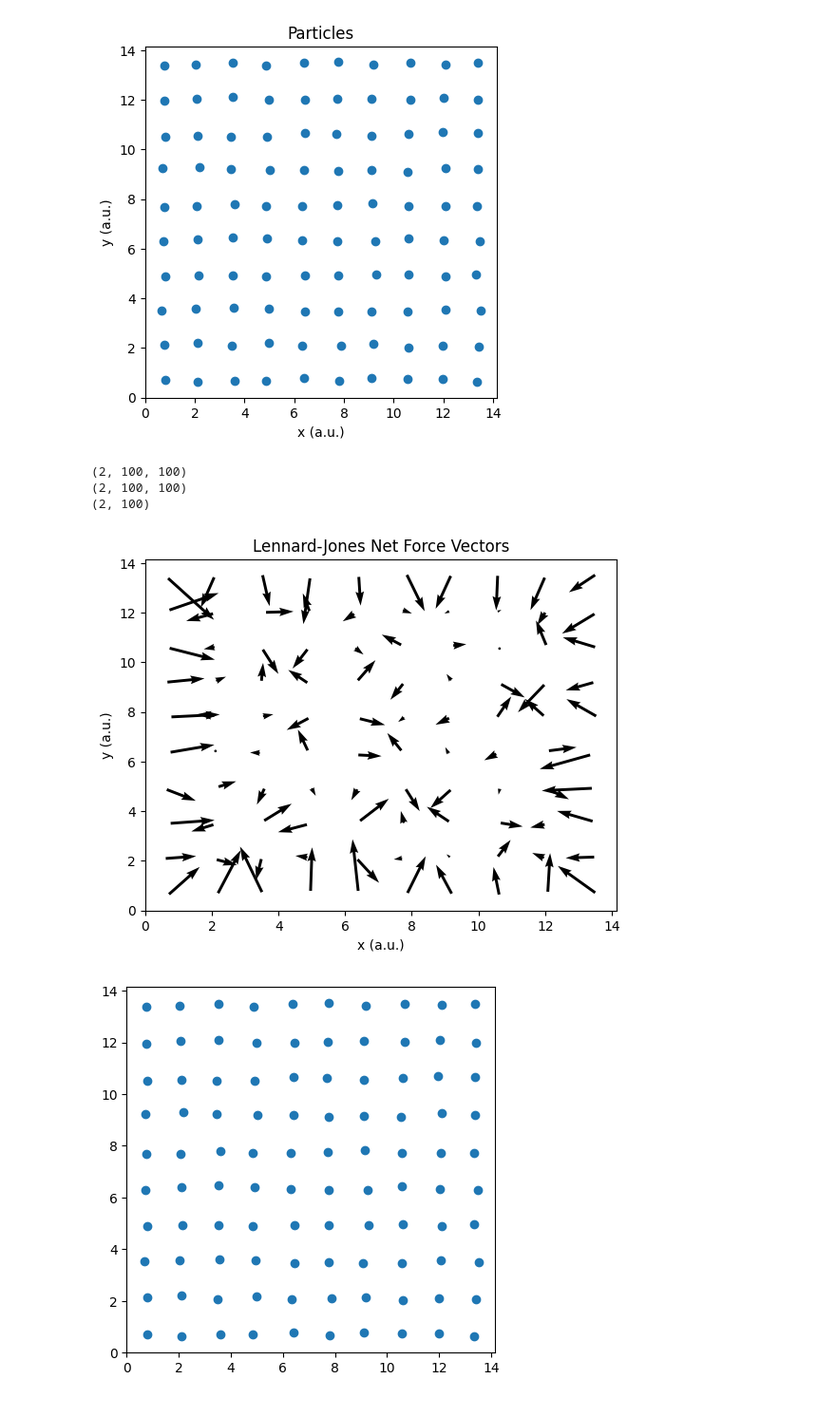
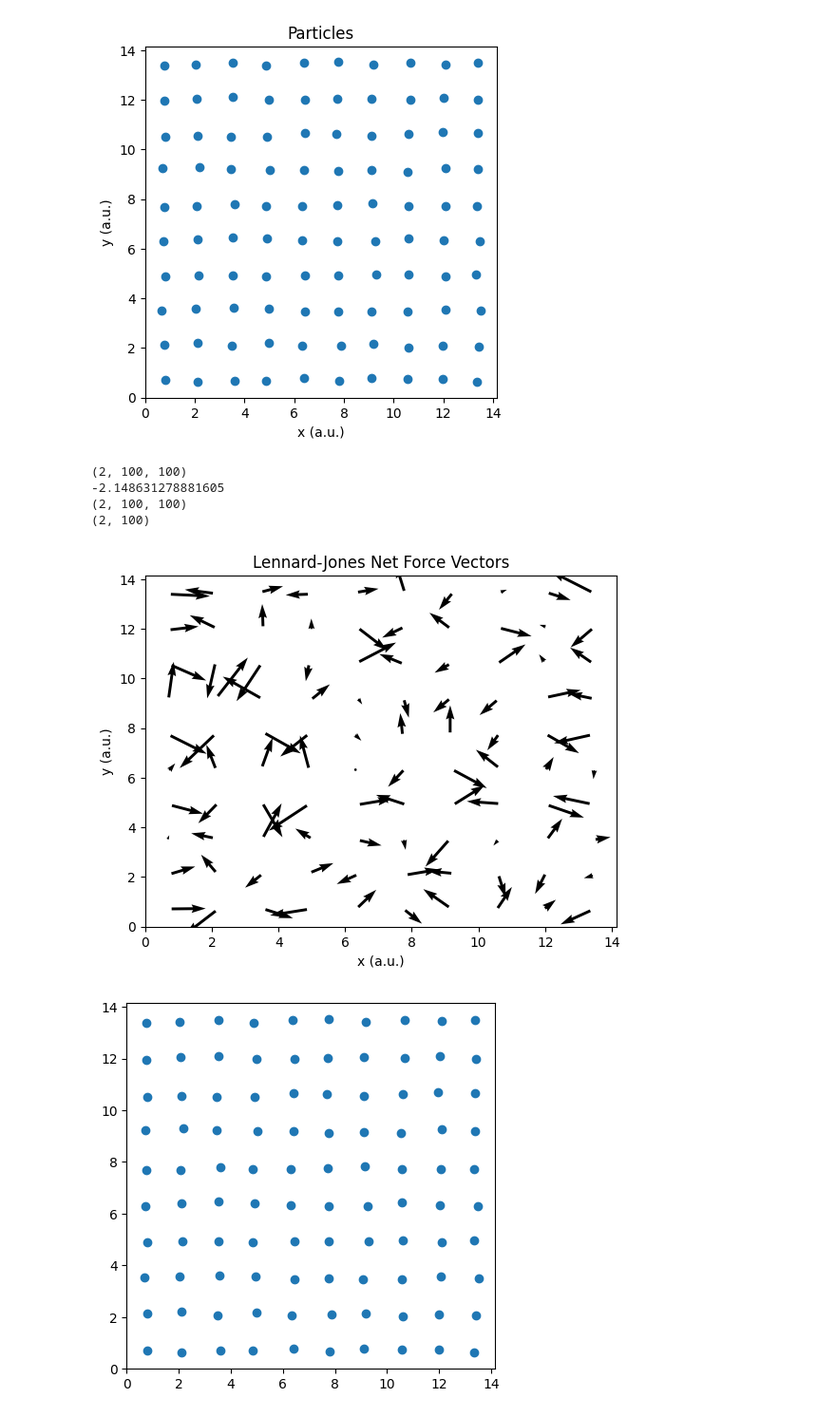
Before and after one commit to julius-clegg/Molecular-Dynamics-Simulation, a Jupyter notebook: PHYS2020 Project.ipynb, the cells around one changed output. Shown: that part at 95% size. Saved outputs shown, nothing was run; the diff lists cells and outputs as text; code cells hidden in the pictures.

```diff
--- a/PHYS2020 Project.ipynb
+++ b/PHYS2020 Project.ipynb
@@ -121,8 +121,9 @@ plt.show()
 # %%
 x = r[0]
 def pair_displacements_1D(x):
-    return -np.diff(np.meshgrid(x,x),axis=0)[0]
-    # return np.diff(np.asarray(combinations(x,2)),axis=1).ravel()
+    x = -np.diff(np.meshgrid(x,x),axis=0)[0]
+    x = (L/2+x)%L-L/2
+    return x
 
 def pair_displacements(r):
     return np.array([pair_displacements_1D(x) for x in r])
@@ -134,17 +135,14 @@ def pair_distances(r):
     return magnitudes(pair_displacements(r))
 
 displacements = pair_displacements(r)
-distances = pair_distances(r) # dont use
-# unit_displacements = pair_displacements(r) / pair_distances(r)
-# unit_displacements[np.isnan(unit_displacements)] = 0
 
 print(displacements.shape)
 
 potential_energies = lj_U_vec(displacements)
-# potential_energies[np.isnan(potential_energies)] = 0
+potential_energies[~np.isfinite(potential_energies)] = 0
 potential_energy = potential_energies.sum()
 potential_energy_av = potential_energy / N
-# print(potential_energy_av)
+print(potential_energy_av)
 
 lj_forces = lj_F_vec(displacements)
 lj_forces[np.isnan(lj_forces)] = 0
@@ -167,34 +165,35 @@ def plot_each_arrow(r,A,color=None):
 # plt.xlabel("x (a.u.)")
 # plt.ylabel("y (a.u.)")
 # plot_each_arrow(r,displacements,magnitudes(displacements))
 # plt.show()
 
 # plt.title("Lennard-Jones Force Vectors")
 # plt.xlim(0, L)
 # plt.ylim(0, L)
 # plt.xlabel("x (a.u.)")
 # plt.ylabel("y (a.u.)")
 # plot_each_arrow(
 #     r,
 #     lj_forces / magnitudes(lj_forces),
 #     np.clip(magnitudes(lj_forces),0,1),
 # )
 # plt.colorbar()
 # plt.text(L*0.1,L*0.1, "Forces are clipped with upper bound 1")
 # plt.show()
 
 plt.title("Lennard-Jones Net Force Vectors")
 plt.xlim(0, L)
 plt.ylim(0, L)
 plt.xlabel("x (a.u.)")
 plt.ylabel("y (a.u.)")
 plt.quiver(*r, *net_lj_force, angles="xy", )
 plt.show()
 # %% [output]
 (2, 100, 100)
+-2.148631278881605
 (2, 100, 100)
 (2, 100)
-[figure, old version]
+[figure, new version]
 # %%
 def calc_F_lj(r):
     # unit_displacements = pair_displacements(r) / pair_distances(r)
```
Also changed, not shown: parts of 3 cells of this notebook, 2 other files.
